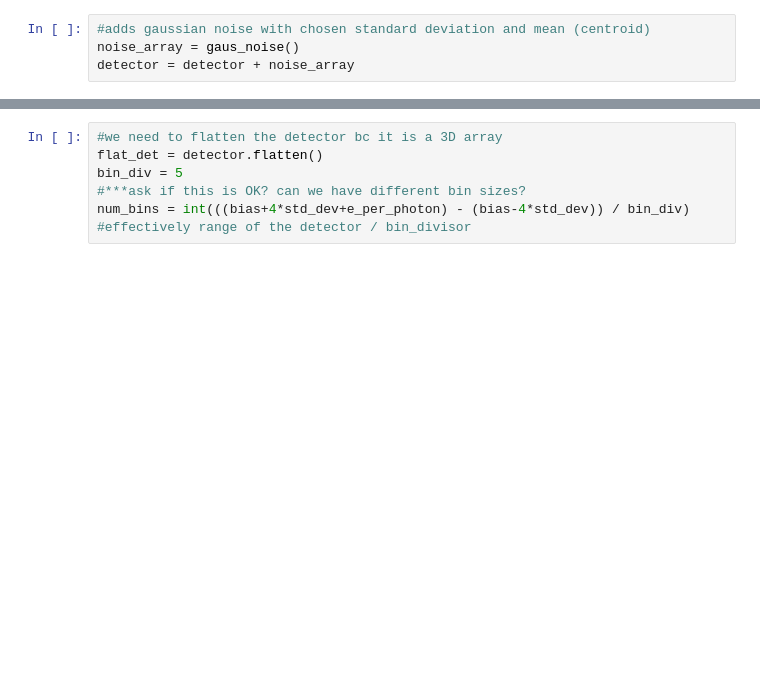
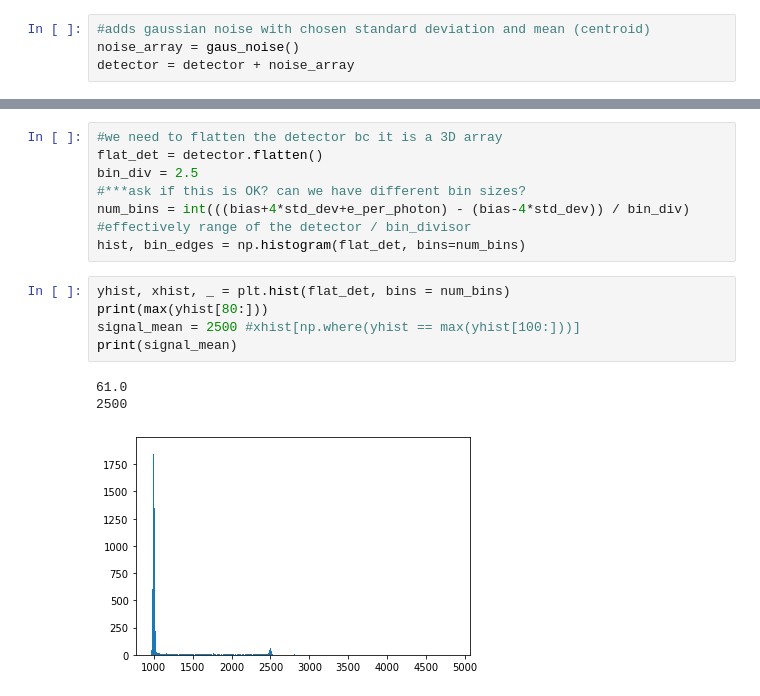
Before and after one commit to rfitzg/CFA-REU2020-FitzGerald, a Jupyter notebook: DetectorProject.ipynb, the cells around one changed output, grey strips where cells are left out. Saved outputs shown, nothing was run; the diff lists cells and outputs as text; blank space fills up the shorter version.

```diff
--- a/DetectorProject.ipynb
+++ b/DetectorProject.ipynb
@@ -266,10 +323,20 @@ error: sum of detector did not result in expected value: actual sum of detector
 # %%
 #we need to flatten the detector bc it is a 3D array
 flat_det = detector.flatten()
-bin_div = 5
+bin_div = 2.5
 #***ask if this is OK? can we have different bin sizes?
 num_bins = int(((bias+4*std_dev+e_per_photon) - (bias-4*std_dev)) / bin_div)
 #effectively range of the detector / bin_divisor
+hist, bin_edges = np.histogram(flat_det, bins=num_bins)
+# %%
+yhist, xhist, _ = plt.hist(flat_det, bins = num_bins)
+print(max(yhist[80:]))
+signal_mean = 2500 #xhist[np.where(yhist == max(yhist[100:]))]
+print(signal_mean)
+# %% [output]
+61.0
+2500
+[figure, added]
 # %%
 bin_heights, bin_boundaries, _ = plt.hist(flat_det, bins = num_bins)
 plt.xlabel('electrons')
```
Also changed, not shown: parts of 20 cells of this notebook.
